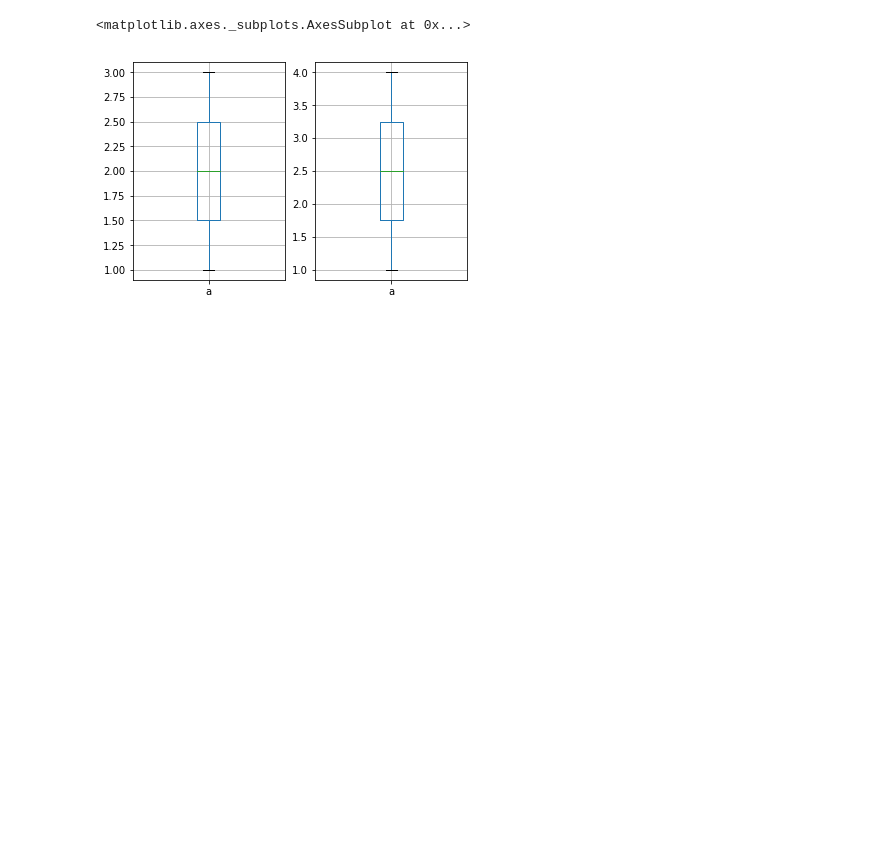
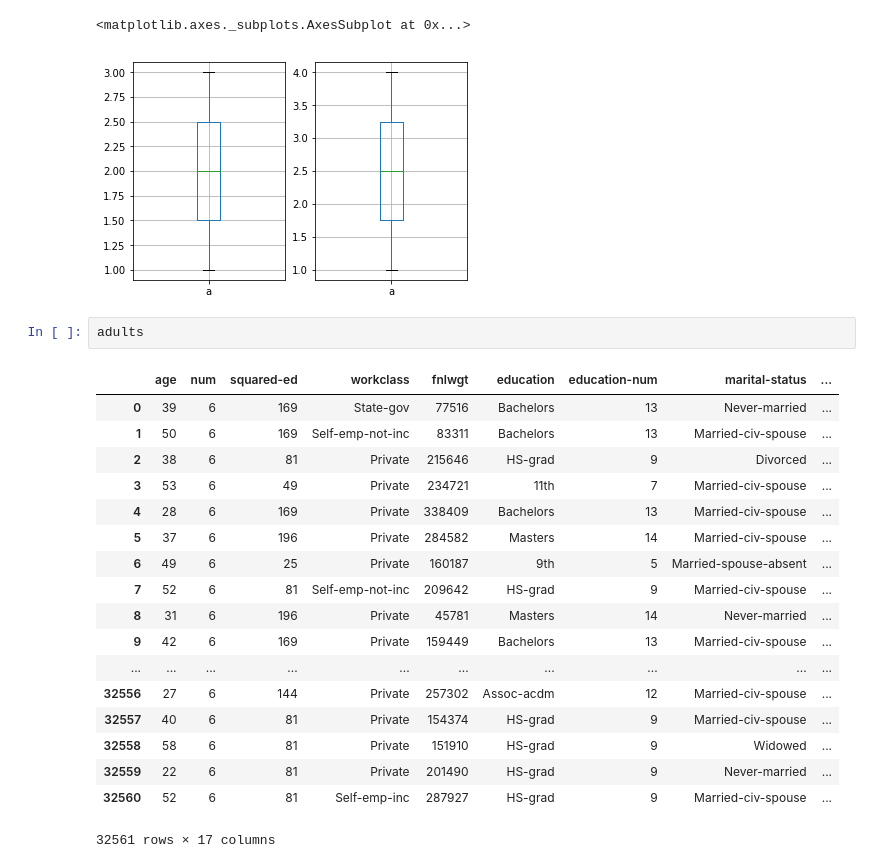
Before and after one commit to jtanderson/COSC-311-Fall2020, a Jupyter notebook: Pandas.ipynb, the cells around one changed output. Cells and saved outputs as stored; diff of their text form; blank space fills up the shorter version.

```diff
--- a/Pandas.ipynb
+++ b/Pandas.ipynb
@@ -840,3 +840,24 @@ df2.boxplot(column=['a'], ax=ax2)
 # %% [output]
 <matplotlib.axes._subplots.AxesSubplot at 0x...>
 [figure]
+# %%
+adults
+# %% [output]
+|  | age | num | squared-ed | workclass | fnlwgt | education | education-num | marital-status | ... |
+| 0 | 39 | 6 | 169 | State-gov | 77516 | Bachelors | 13 | Never-married | ... |
+| 1 | 50 | 6 | 169 | Self-emp-not-inc | 83311 | Bachelors | 13 | Married-civ-spouse | ... |
+| 2 | 38 | 6 | 81 | Private | 215646 | HS-grad | 9 | Divorced | ... |
+| 3 | 53 | 6 | 49 | Private | 234721 | 11th | 7 | Married-civ-spouse | ... |
+| 4 | 28 | 6 | 169 | Private | 338409 | Bachelors | 13 | Married-civ-spouse | ... |
+| 5 | 37 | 6 | 196 | Private | 284582 | Masters | 14 | Married-civ-spouse | ... |
+| 6 | 49 | 6 | 25 | Private | 160187 | 9th | 5 | Married-spouse-absent | ... |
+| 7 | 52 | 6 | 81 | Self-emp-not-inc | 209642 | HS-grad | 9 | Married-civ-spouse | ... |
+| 8 | 31 | 6 | 196 | Private | 45781 | Masters | 14 | Never-married | ... |
+| 9 | 42 | 6 | 169 | Private | 159449 | Bachelors | 13 | Married-civ-spouse | ... |
+| ... | ... | ... | ... | ... | ... | ... | ... | ... | ... |
+| 32556 | 27 | 6 | 144 | Private | 257302 | Assoc-acdm | 12 | Married-civ-spouse | ... |
+| 32557 | 40 | 6 | 81 | Private | 154374 | HS-grad | 9 | Married-civ-spouse | ... |
+| 32558 | 58 | 6 | 81 | Private | 151910 | HS-grad | 9 | Widowed | ... |
+| 32559 | 22 | 6 | 81 | Private | 201490 | HS-grad | 9 | Never-married | ... |
+| 32560 | 52 | 6 | 81 | Self-emp-inc | 287927 | HS-grad | 9 | Married-civ-spouse | ... |
+32561 rows × 17 columns
```
Also changed, not shown: 1 other file.
